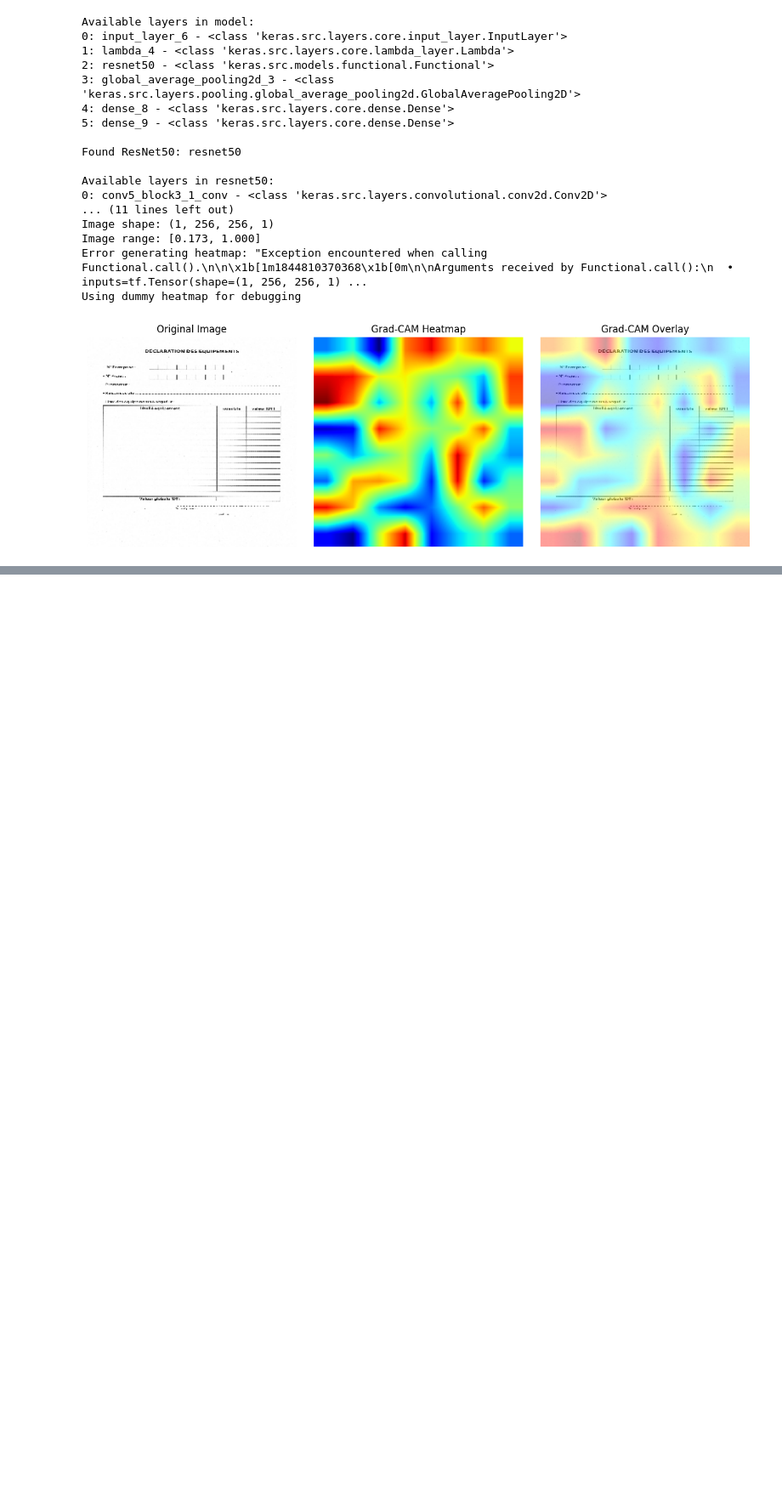
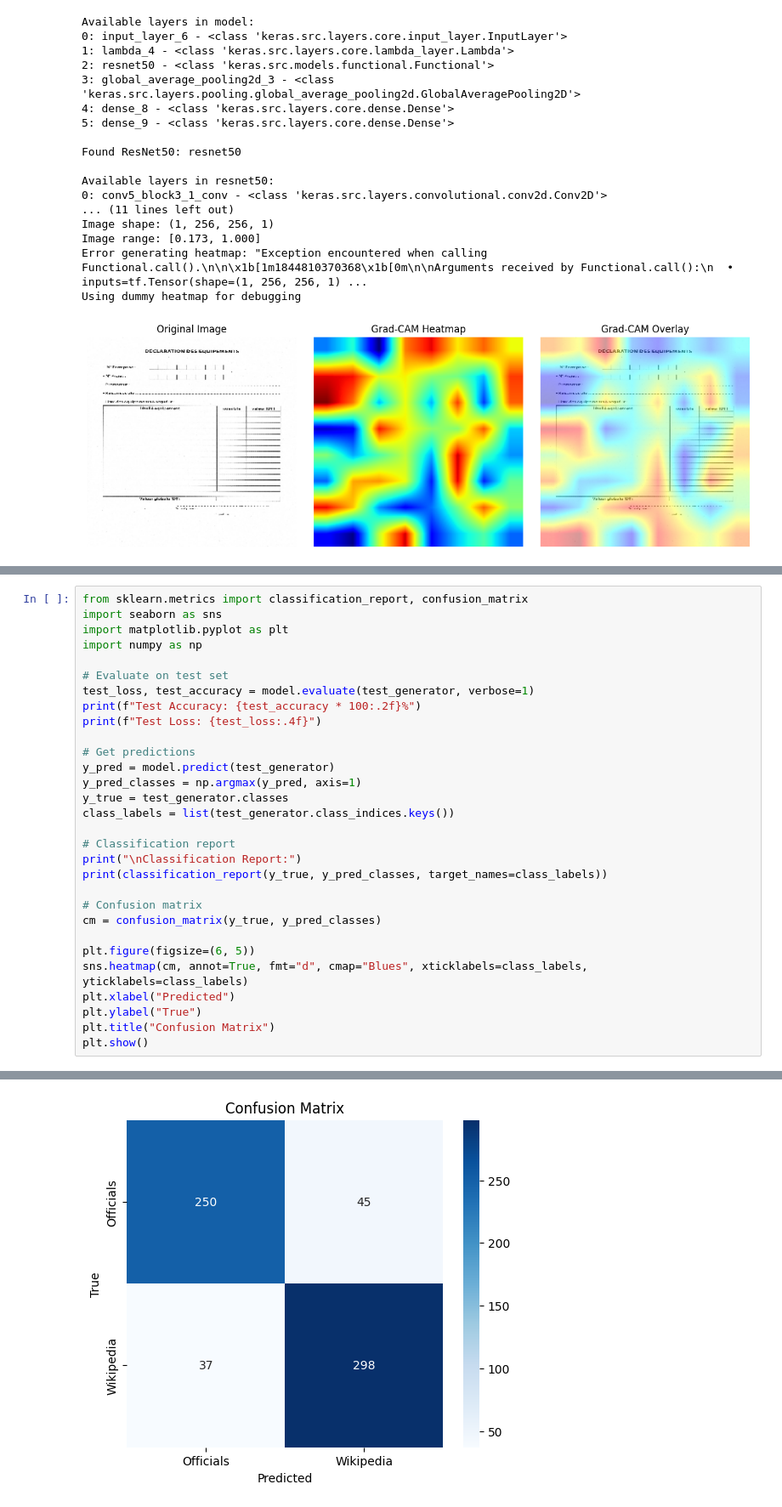
Before and after one commit to raghavthaman/AI_TraceFinder-RaghavThaman, a Jupyter notebook: Raghav Thaman/milestone_3/milestone_3.ipynb, the cells around one changed output, grey strips where cells are left out. Shown at 85% size. Drawn from its saved outputs; the diff is of its cells as text; blank space fills up the shorter version.

```diff
--- a/Raghav Thaman/milestone_3/milestone_3.ipynb
+++ b/Raghav Thaman/milestone_3/milestone_3.ipynb
@@ -2108,0 +2363,31 @@ Using dummy heatmap for debugging
+# %%
+from sklearn.metrics import classification_report, confusion_matrix
+import seaborn as sns
+import matplotlib.pyplot as plt
+import numpy as np
+
+# Evaluate on test set
+test_loss, test_accuracy = model.evaluate(test_generator, verbose=1)
+print(f"Test Accuracy: {test_accuracy * 100:.2f}%")
+print(f"Test Loss: {test_loss:.4f}")
+
+# Get predictions
+y_pred = model.predict(test_generator)
+y_pred_classes = np.argmax(y_pred, axis=1)
+y_true = test_generator.classes
+class_labels = list(test_generator.class_indices.keys())
+
+# Classification report
+print("\nClassification Report:")
+print(classification_report(y_true, y_pred_classes, target_names=class_labels))
+
+# Confusion matrix
+cm = confusion_matrix(y_true, y_pred_classes)
+
+plt.figure(figsize=(6, 5))
+sns.heatmap(cm, annot=True, fmt="d", cmap="Blues", xticklabels=class_labels, yticklabels=class_labels)
+plt.xlabel("Predicted")
+plt.ylabel("True")
+plt.title("Confusion Matrix")
+plt.show()
+# %% [output]
@@ -2108,0 +2408 @@ Using dummy heatmap for debugging
+[figure, added]
```
Also changed, not shown: parts of 33 cells of this notebook.
